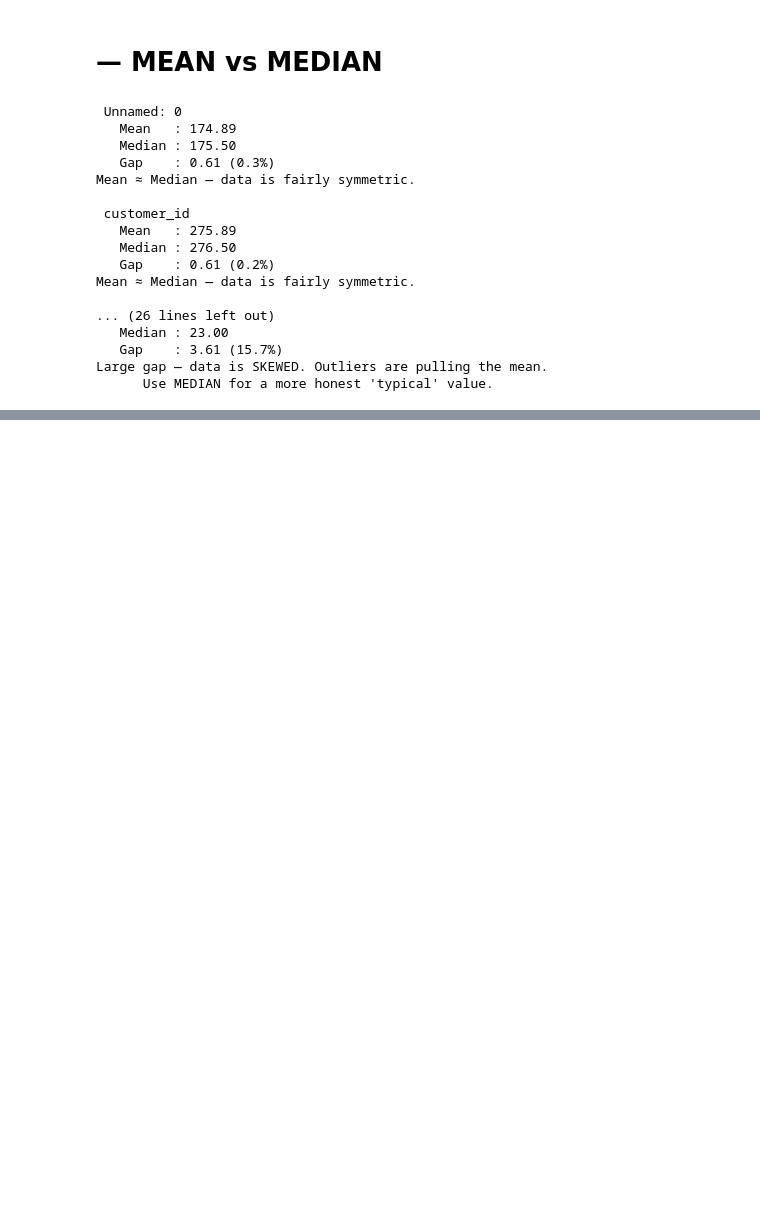
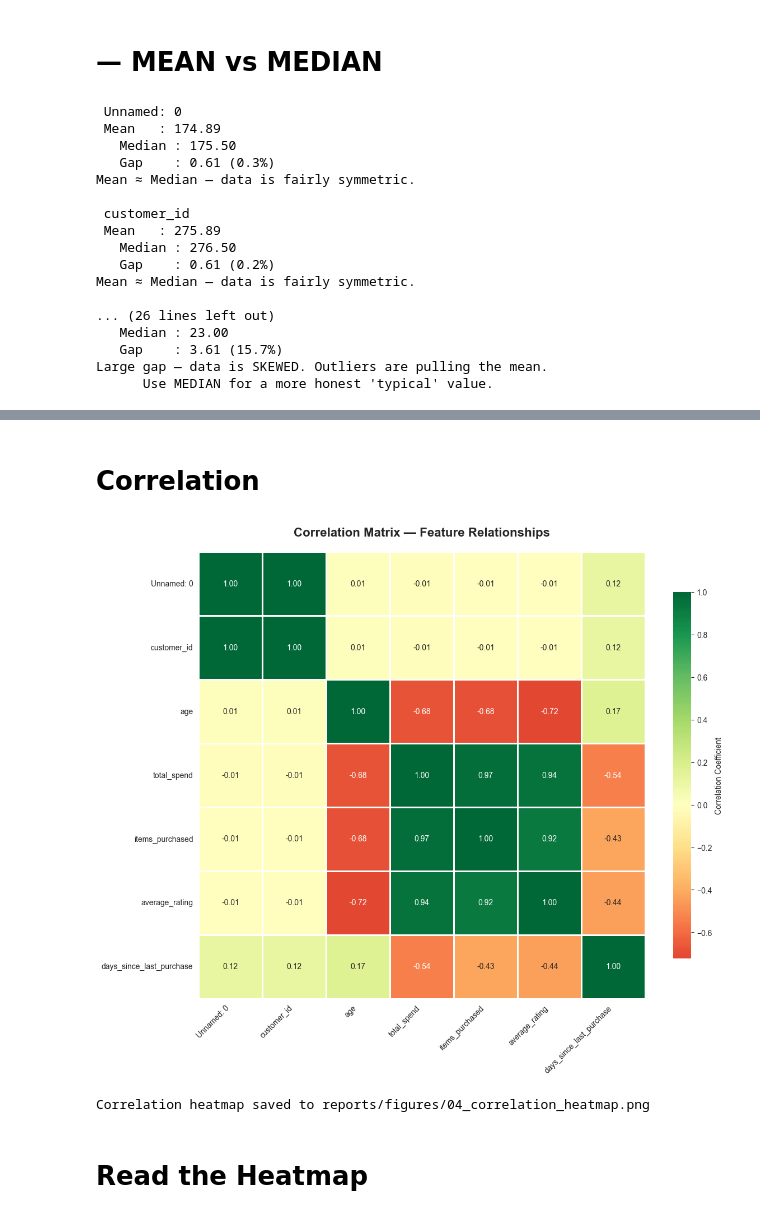
Before and after one commit to suzzzel5/E-Commerce-Customer-Analytics, a Jupyter notebook: notebooks/data_exploration.ipynb, the cells around one changed output, grey strips where cells are left out. Saved outputs shown, nothing was run; the diff lists cells and outputs as text; code cells hidden in the pictures; blank space fills up the shorter version.

```diff
--- a/notebooks/data_exploration.ipynb
+++ b/notebooks/data_exploration.ipynb
@@ -390,0 +589,51 @@ df.to_csv("../data/ecommerece-backup.csv",index=False)
+# %% [markdown]
+# Correlation
+# %%
+
+
+# WHY CORRELATION MATTERS IN BUSINESS:
+#
+# Imagine you discover: "Customer_Satisfaction" and "Total_Spend"
+# have a correlation of 0.85
+#
+# Business insight: HAPPY CUSTOMERS SPEND MORE!
+# Action: Invest in customer service to boost satisfaction
+# Expected result: Revenue will increase
+#
+# This is how data drives million-dollar decisions.
+
+# Calculate correlation for numerical columns only
+correlation_matrix = df.select_dtypes(include=[np.number]).corr()
+
+# Create a large, beautiful heatmap
+plt.figure(figsize=(12, 10))
+
+# Create the heatmap
+sns.heatmap(
+     correlation_matrix,
+     annot=True,           # Show the correlation numbers
+     fmt='.2f',            # 2 decimal places
+     cmap='RdYlGn',        # Red (negative) → Yellow (zero) → Green (positive)
+     center=0,             # Center the color scale at zero
+     square=True,          # Make cells square-shaped
+     linewidths=1,         # White lines between cells
+     linecolor='white',
+     cbar_kws={"shrink": 0.8, "label": "Correlation Coefficient"}
+)
+
+plt.title('Correlation Matrix — Feature Relationships',
+          fontsize=16, fontweight='bold', pad=20)
+plt.xlabel('')
+plt.ylabel('')
+plt.xticks(rotation=45, ha='right')
+plt.yticks(rotation=0)
+plt.tight_layout()
+plt.savefig('../reports/figures/04_correlation_heatmap.png', dpi=150, bbox_inches='tight')
+plt.show()
+
+print("Correlation heatmap saved to reports/figures/04_correlation_heatmap.png")
+# %% [output]
+[figure, added]
+Correlation heatmap saved to reports/figures/04_correlation_heatmap.png
+# %% [markdown]
+# Read the Heatmap
```
Also changed, not shown: parts of 15 cells of this notebook, 5 other files.
